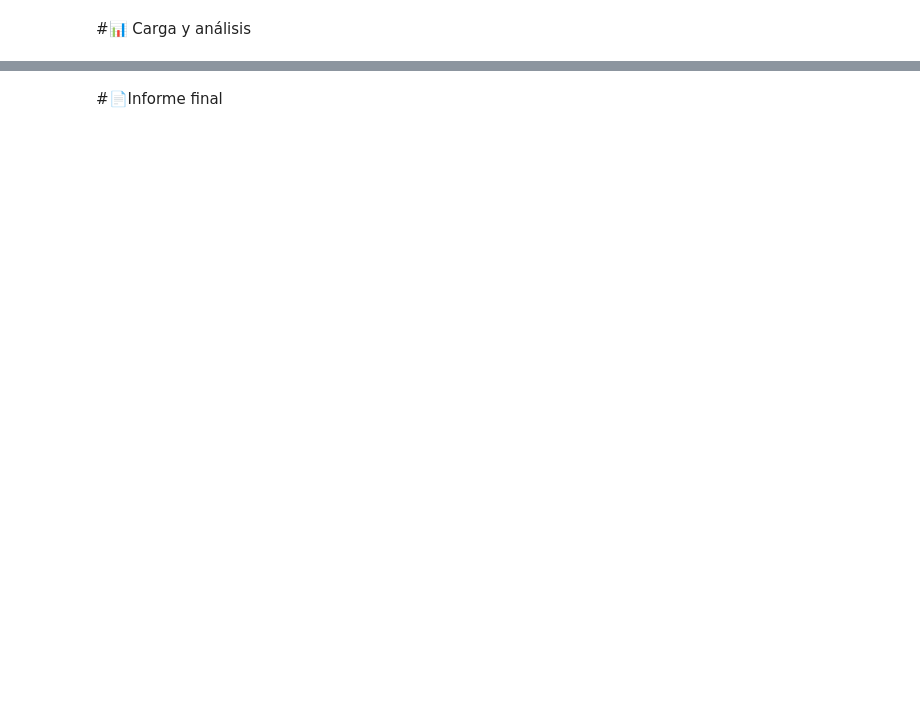
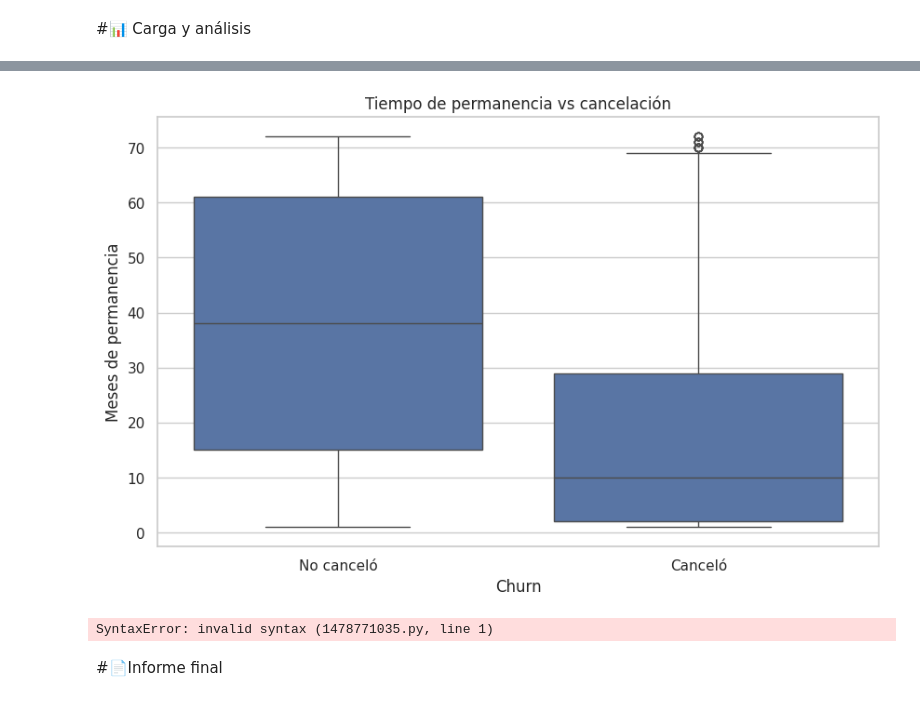
Before and after one commit to dmorganc14/Proyecto-Telecom-X, a Jupyter notebook: TelecomX_LATAM.ipynb, the cells around one changed output, grey strips where cells are left out. Saved outputs shown, nothing was run; the diff lists cells and outputs as text; code cells hidden in the pictures; blank space fills up the shorter version.

```diff
--- a/TelecomX_LATAM.ipynb
+++ b/TelecomX_LATAM.ipynb
@@ -9,2 +269,32 @@
+# %%
+# ==========================================================
+# 9. TENURE VS CHURN
+# ==========================================================
+
+sns.boxplot(x="Churn", y="customer.tenure", data=df)
+
+plt.title("Tiempo de permanencia vs cancelación")
+plt.xticks([0,1],["No canceló","Canceló"])
+plt.xlabel("Churn")
+plt.ylabel("Meses de permanencia")
+
+plt.show()
+# %% [output]
+[figure, added]
+# %%
+ ==========================================================
+# 10. CARGOS MENSUALES VS CHURN
+# ==========================================================
+
+sns.boxplot(x="Churn", y="account.Charges.Monthly", data=df)
+
+plt.title("Cargos mensuales vs cancelación")
+plt.xticks([0,1],["No canceló","Canceló"])
+plt.xlabel("Churn")
+plt.ylabel("Cargo mensual")
+
+plt.show()
+# %% [output]
+SyntaxError: invalid syntax (1478771035.py, line 1)
 # %% [markdown]
 #📄Informe final
```
Also changed, not shown: parts of 12 cells of this notebook.
